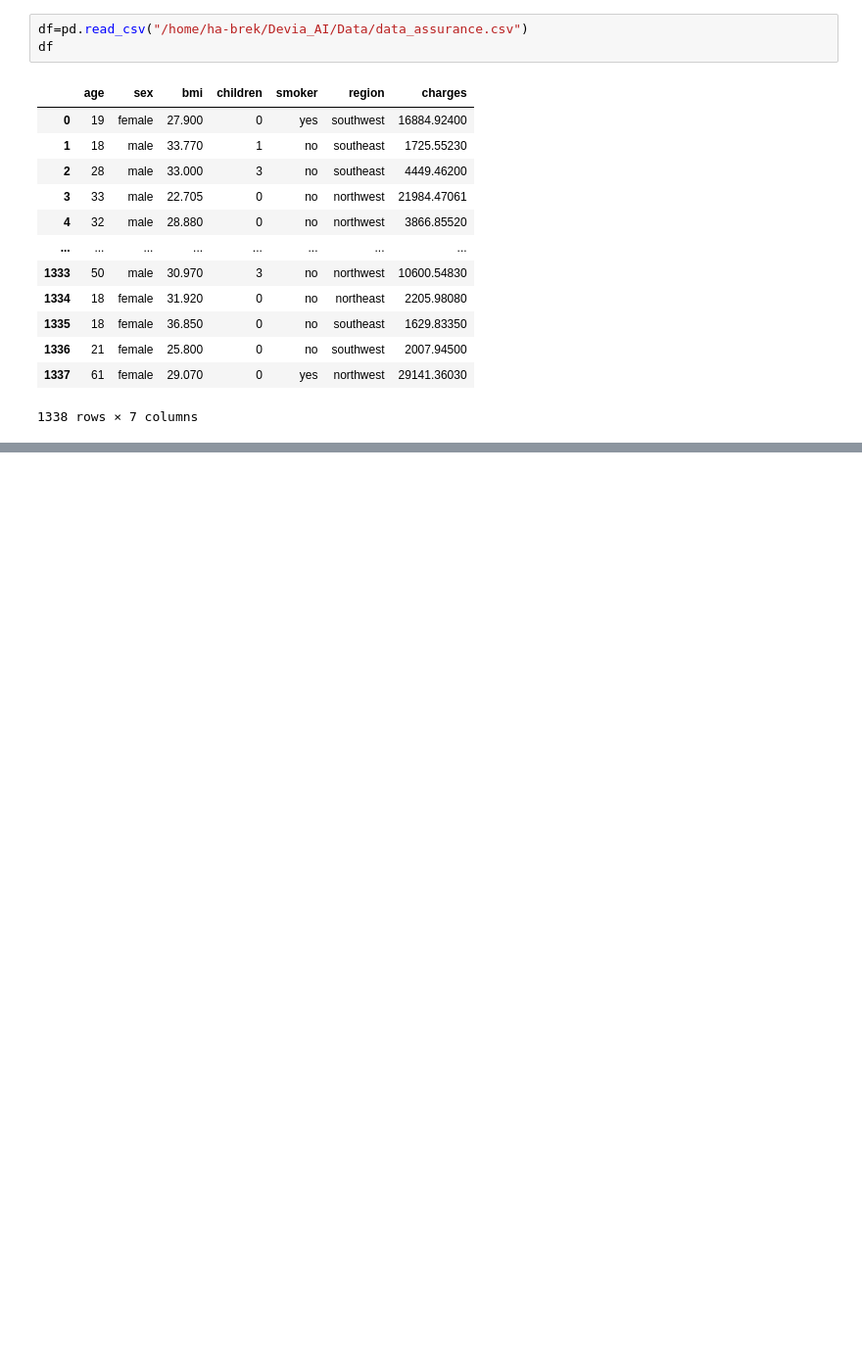
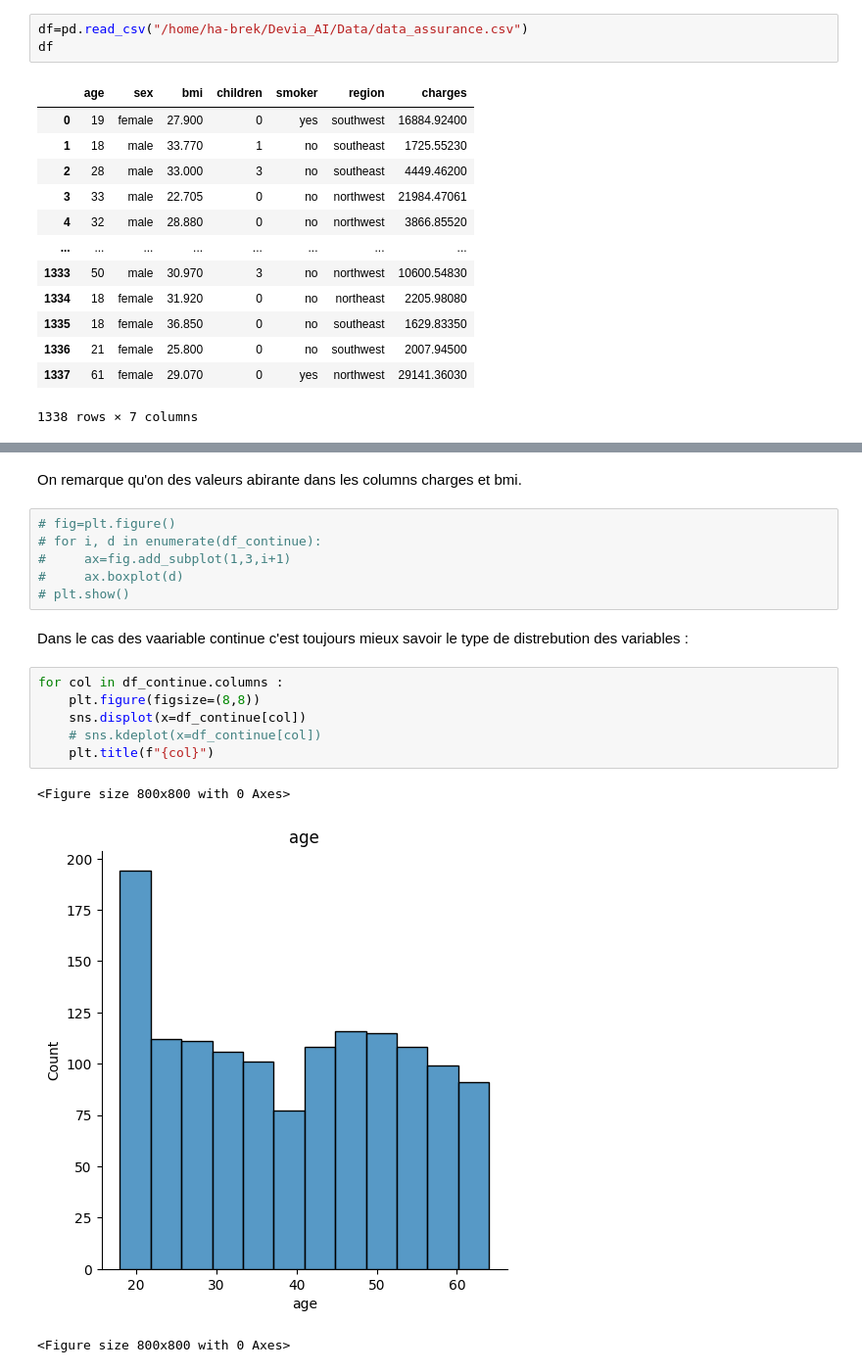
Before and after one commit to haelbrek/Projet_Assurance, a Jupyter notebook: notbook.ipynb, the cells around one changed output, grey strips where cells are left out. Shown at 98% size. Cells and saved outputs as stored; diff of their text form; blank space fills up the shorter version.

```diff
--- a/notbook.ipynb
+++ b/notbook.ipynb
@@ -19,0 +171,20 @@ df
+# %% [markdown]
+On remarque qu'on des valeurs abirante dans les columns charges et bmi.
+# %%
+# fig=plt.figure()
+# for i, d in enumerate(df_continue):
+#     ax=fig.add_subplot(1,3,i+1)
+#     ax.boxplot(d)
+# plt.show()
+# %% [markdown]
+Dans le cas des vaariable continue c'est toujours mieux savoir le type de distrebution des variables :
+# %%
+for col in df_continue.columns :
+    plt.figure(figsize=(8,8))
+    sns.displot(x=df_continue[col])
+    # sns.kdeplot(x=df_continue[col])
+    plt.title(f"{col}")
+# %% [output]
+<Figure size 800x800 with 0 Axes>
+[figure, added]
+<Figure size 800x800 with 0 Axes>
```
Also changed, not shown: parts of 112 cells of this notebook.
